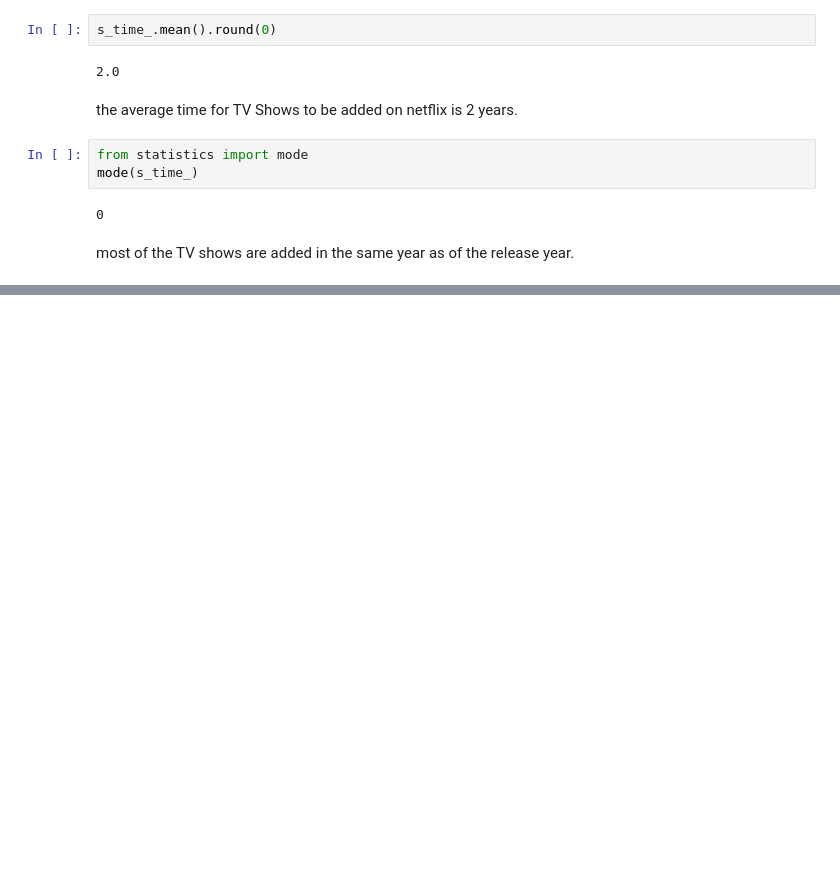
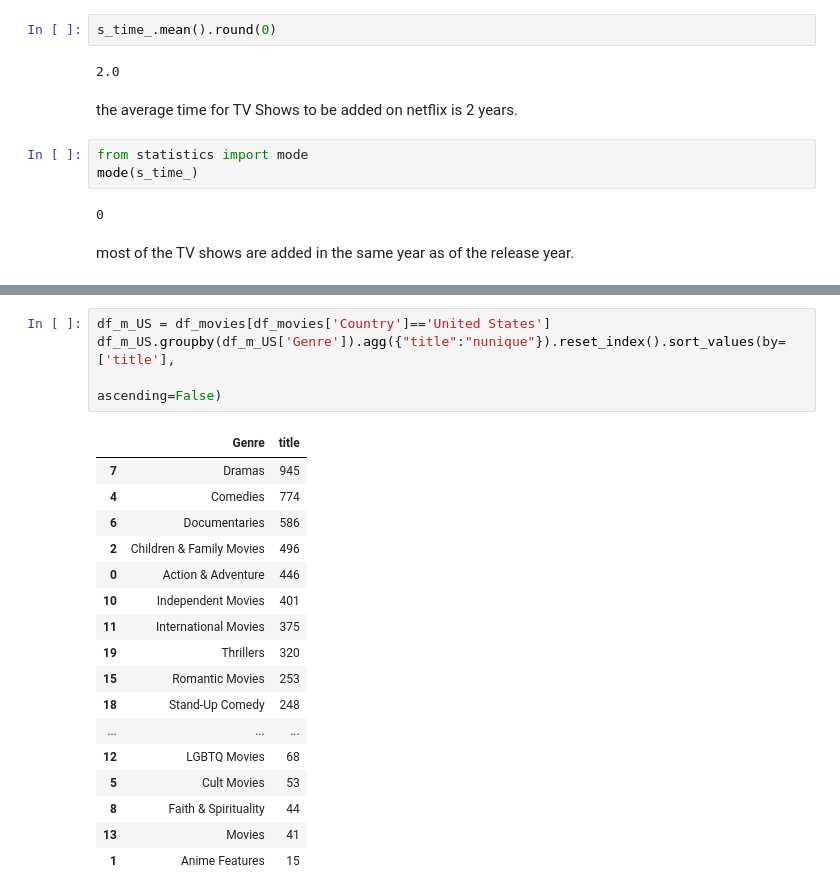
Before and after one commit to akashh005/Netflix_Business_case_EDA, a Jupyter notebook: Netflix_BC_.ipynb, the cells around one changed output, grey strips where cells are left out. Saved outputs shown, nothing was run; the diff lists cells and outputs as text; blank space fills up the shorter version.

```diff
--- a/Netflix_BC_.ipynb
+++ b/Netflix_BC_.ipynb
@@ -922,0 +964,22 @@ most of the TV shows are added in the same year as of the release year.
+# %%
+df_m_US = df_movies[df_movies['Country']=='United States']
+df_m_US.groupby(df_m_US['Genre']).agg({"title":"nunique"}).reset_index().sort_values(by=['title'],
+                                                                                          ascending=False)
+# %% [output]
+|  | Genre | title |
+| 7 | Dramas | 945 |
+| 4 | Comedies | 774 |
+| 6 | Documentaries | 586 |
+| 2 | Children & Family Movies | 496 |
+| 0 | Action & Adventure | 446 |
+| 10 | Independent Movies | 401 |
+| 11 | International Movies | 375 |
+| 19 | Thrillers | 320 |
+| 15 | Romantic Movies | 253 |
+| 18 | Stand-Up Comedy | 248 |
+| ... | ... | ... |
+| 12 | LGBTQ Movies | 68 |
+| 5 | Cult Movies | 53 |
+| 8 | Faith & Spirituality | 44 |
+| 13 | Movies | 41 |
+| 1 | Anime Features | 15 |
```
Also changed, not shown: parts of 21 cells of this notebook.
